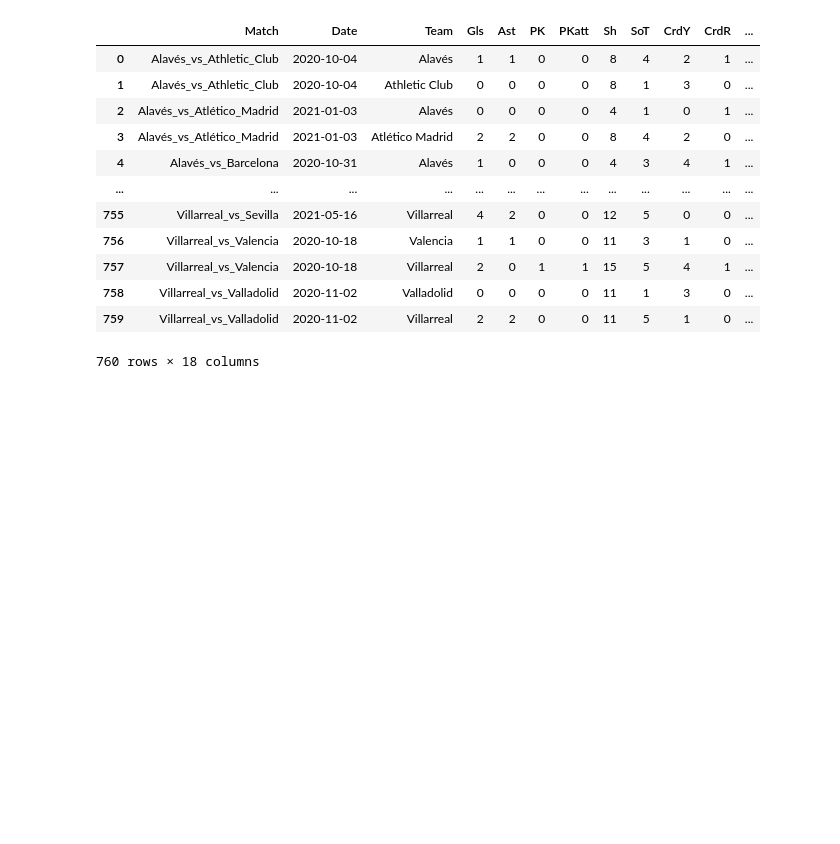
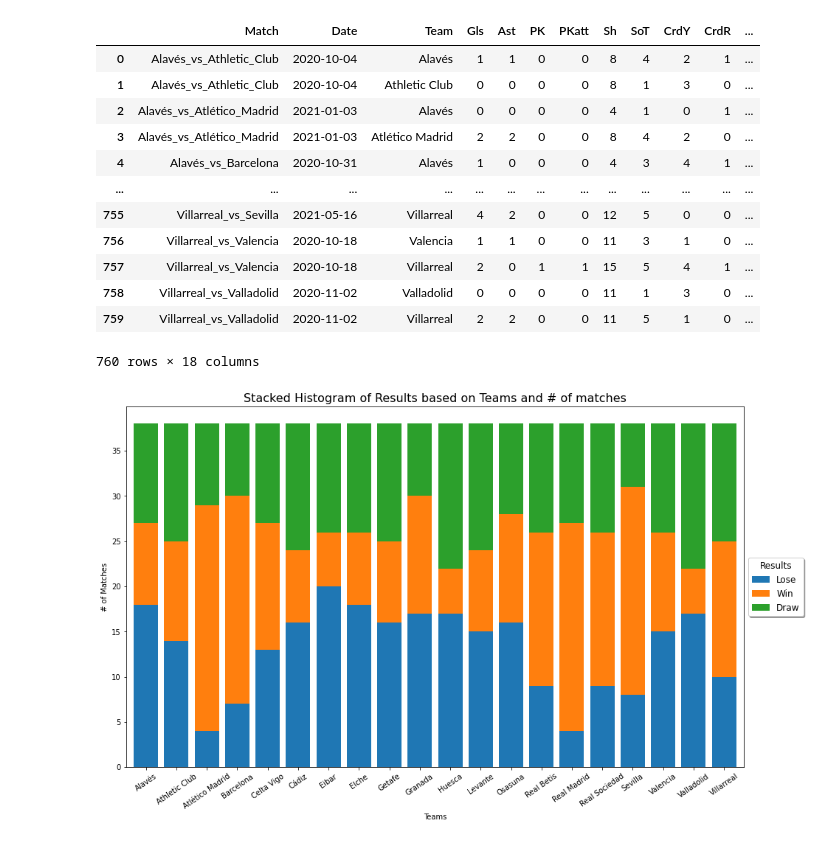
Before and after one commit to NourJamoussi/LaLigaPrediction, a Jupyter notebook: Malis_Project_V1.ipynb, the cells around one changed output. Saved outputs shown, nothing was run; the diff lists cells and outputs as text; code cells hidden in the pictures; blank space fills up the shorter version.

Commit message:
Updated V1
Updated typos and inserted stacked histogram

```diff
--- a/Malis_Project_V1.ipynb
+++ b/Malis_Project_V1.ipynb
@@ -95,10 +95,15 @@ import warnings
 warnings.filterwarnings("ignore")
 
 
-#Importing database as dataframe
-df = pd.read_excel("season2020-2021Spain.xlsx")
+#Importing both files and merging them as a singular dataframe (DF)
+dfx = pd.read_excel("season2020-2021Spain.xlsx")
+# dfy = pd.read_excel("season2021-2022Spain.xlsx")
+# frames = [dfx, dfy]
+# df = pd.concat(frames)
+df = dfx
 df = df.drop(columns=["Unnamed: 0","Unnamed: 0.1"])
-#taking a look at the database
+
+#Visualizing the information of the raw DF
 df.info()
 # %% [output]
 <class 'pandas.core.frame.DataFrame'>
@@ -294,3 +299,19 @@ df_versus
 | 758 | Villarreal_vs_Valladolid | 2020-11-02 | Valladolid | 0 | 0 | 0 | 0 | 11 | 1 | 3 | 0 | ... |
 | 759 | Villarreal_vs_Valladolid | 2020-11-02 | Villarreal | 2 | 2 | 0 | 0 | 11 | 5 | 1 | 0 | ... |
 760 rows × 18 columns
+# %%
+#Visualizing the Stacked Histogram (Using df.plot())
+df_plot = df_versus.groupby(["Team", "Results"]).size().reset_index().pivot(columns="Results" ,
+                                                                            index="Team", values=0)
+df_plot.plot(kind="bar", stacked=True, figsize =(15,9),
+rot=35,width=.8)
+plt.title("Stacked Histogram of Results based on Teams and # of matches",size=16)
+plt.legend(["Lose","Win","Draw"], title="Results",loc="center left",
+bbox_to_anchor=(1, 0, 0.5, 1),fontsize = "large",
+shadow = True,title_fontsize="large")
+
+plt.xlabel("Teams")
+plt.ylabel("# of Matches")
+plt.show()
+# %% [output]
+[figure, added]
```
Also changed, not shown: parts of 2 cells of this notebook.
